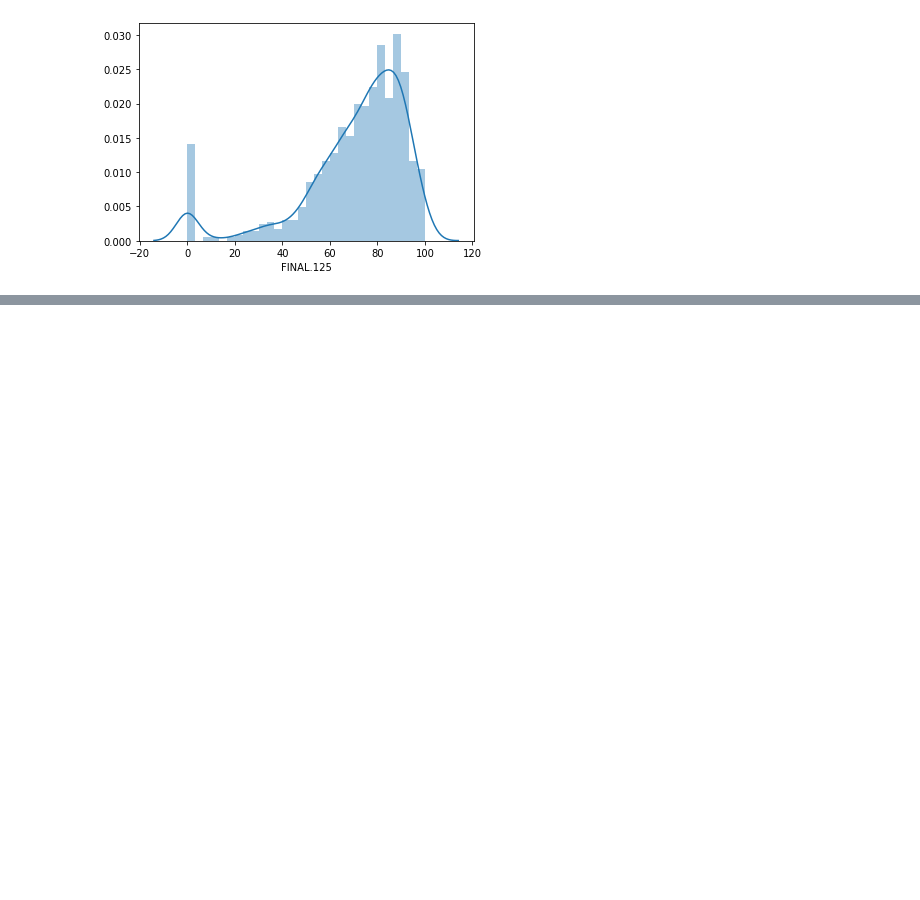
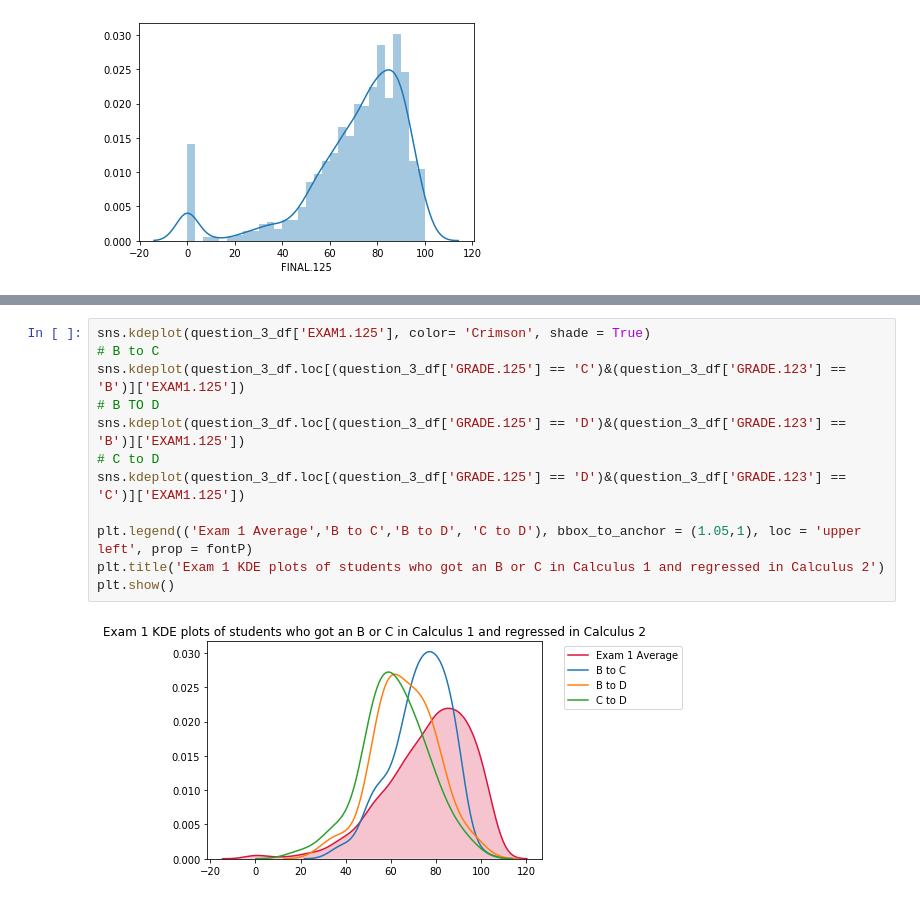
Before and after one commit to sethvfriesz/bookish-octo-guacamole, a Jupyter notebook: Final Project.ipynb, the cells around one changed output, grey strips where cells are left out. Drawn from its saved outputs; the diff is of its cells as text; blank space fills up the shorter version.

```diff
--- a/Final Project.ipynb
+++ b/Final Project.ipynb
@@ -334,0 +413,14 @@ plt.show()
+# %%
+sns.kdeplot(question_3_df['EXAM1.125'], color= 'Crimson', shade = True)
+# B to C
+sns.kdeplot(question_3_df.loc[(question_3_df['GRADE.125'] == 'C')&(question_3_df['GRADE.123'] == 'B')]['EXAM1.125'])
+# B TO D
+sns.kdeplot(question_3_df.loc[(question_3_df['GRADE.125'] == 'D')&(question_3_df['GRADE.123'] == 'B')]['EXAM1.125'])
+# C to D
+sns.kdeplot(question_3_df.loc[(question_3_df['GRADE.125'] == 'D')&(question_3_df['GRADE.123'] == 'C')]['EXAM1.125'])
+
+plt.legend(('Exam 1 Average','B to C','B to D', 'C to D'), bbox_to_anchor = (1.05,1), loc = 'upper left', prop = fontP)
+plt.title('Exam 1 KDE plots of students who got an B or C in Calculus 1 and regressed in Calculus 2')
+plt.show()
+# %% [output]
+[figure, added]
```
Also changed, not shown: parts of 5 cells of this notebook.
